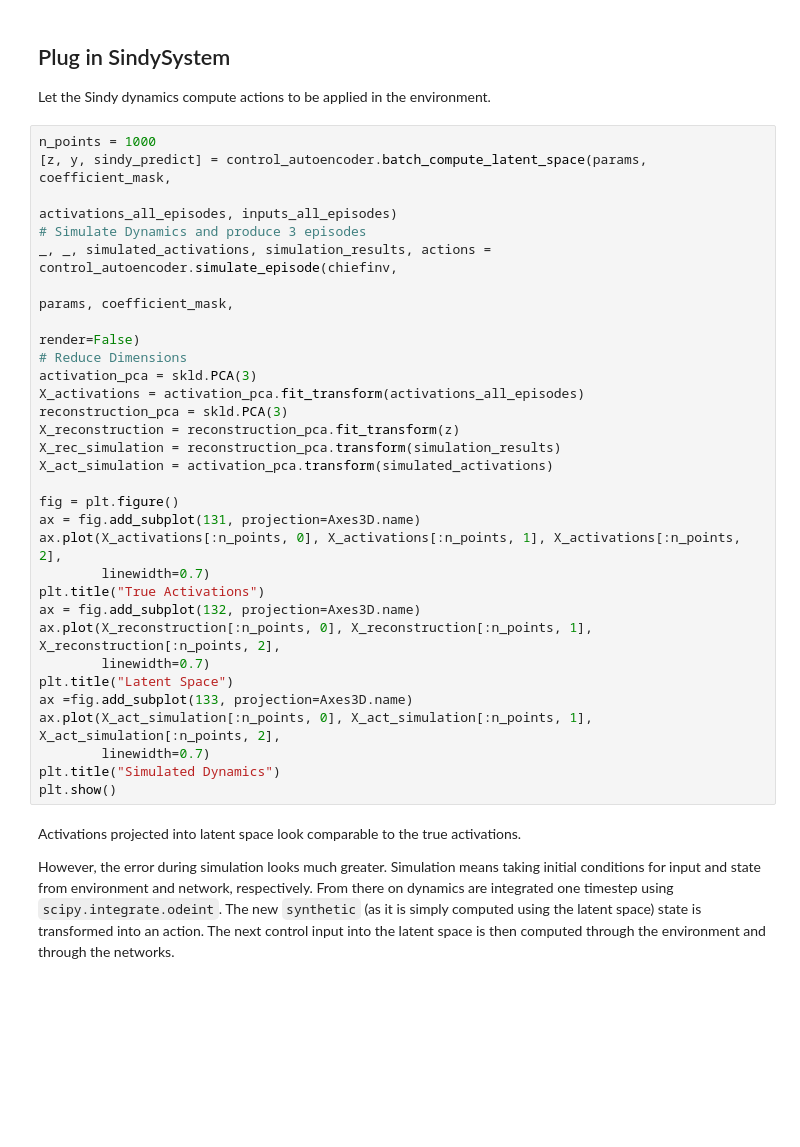
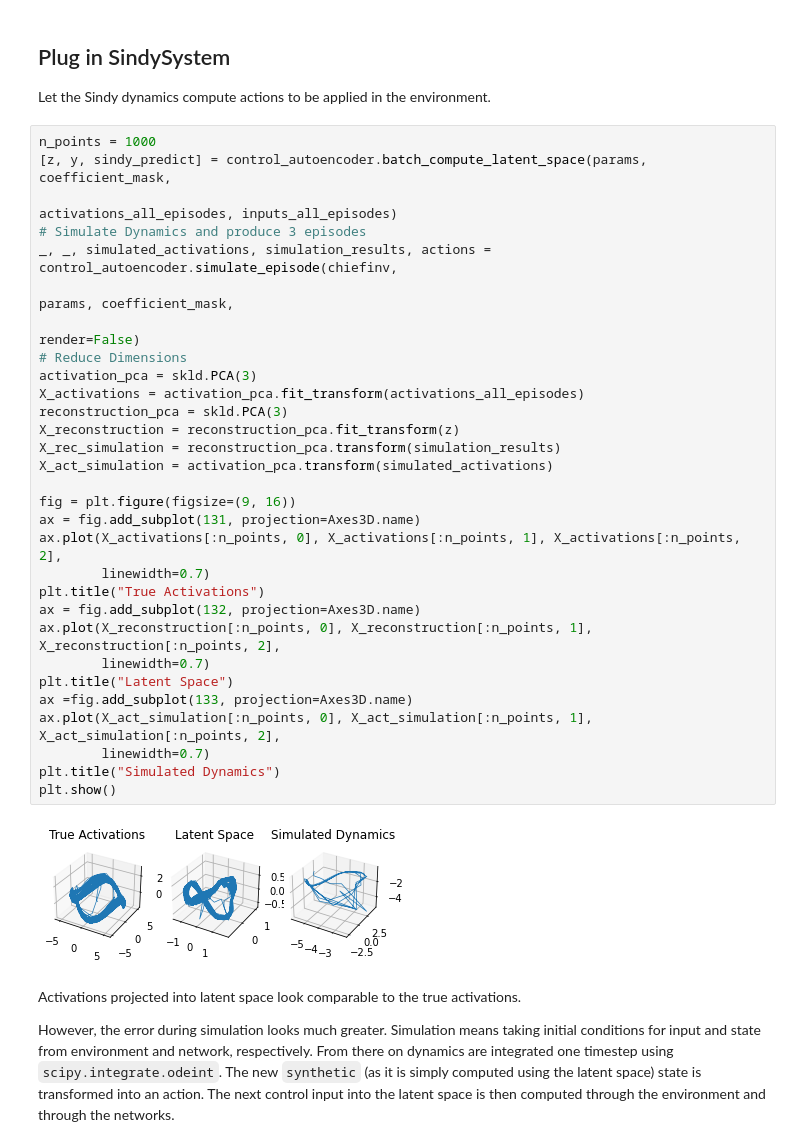
Before and after one commit to ccnmaastricht/angorapy, a Jupyter notebook: analysis/sindy_autoencoder/SindyControlAutoencoder.ipynb, the cells around one changed output. Saved outputs shown, nothing was run; the diff lists cells and outputs as text; blank space fills up the shorter version.

```diff
--- a/analysis/sindy_autoencoder/SindyControlAutoencoder.ipynb
+++ b/analysis/sindy_autoencoder/SindyControlAutoencoder.ipynb
@@ -265,33 +287,35 @@ Let the Sindy dynamics compute actions to be applied in the environment.
 # %%
 n_points = 1000
 [z, y, sindy_predict] = control_autoencoder.batch_compute_latent_space(params, coefficient_mask,
                                                                        activations_all_episodes, inputs_all_episodes)
 # Simulate Dynamics and produce 3 episodes
 _, _, simulated_activations, simulation_results, actions = control_autoencoder.simulate_episode(chiefinv,
                                                                                                 params, coefficient_mask,
                                                                                                 render=False)
 # Reduce Dimensions
 activation_pca = skld.PCA(3)
 X_activations = activation_pca.fit_transform(activations_all_episodes)
 reconstruction_pca = skld.PCA(3)
 X_reconstruction = reconstruction_pca.fit_transform(z)
 X_rec_simulation = reconstruction_pca.transform(simulation_results)
 X_act_simulation = activation_pca.transform(simulated_activations)
 
-fig = plt.figure()
+fig = plt.figure(figsize=(9, 16))
 ax = fig.add_subplot(131, projection=Axes3D.name)
 ax.plot(X_activations[:n_points, 0], X_activations[:n_points, 1], X_activations[:n_points, 2],
         linewidth=0.7)
 plt.title("True Activations")
 ax = fig.add_subplot(132, projection=Axes3D.name)
 ax.plot(X_reconstruction[:n_points, 0], X_reconstruction[:n_points, 1], X_reconstruction[:n_points, 2],
         linewidth=0.7)
 plt.title("Latent Space")
 ax =fig.add_subplot(133, projection=Axes3D.name)
 ax.plot(X_act_simulation[:n_points, 0], X_act_simulation[:n_points, 1], X_act_simulation[:n_points, 2],
         linewidth=0.7)
 plt.title("Simulated Dynamics")
 plt.show()
+# %% [output]
+[figure, added]
 # %% [markdown]
 Activations projected into latent space look comparable to the true activations.
 
```
Also changed, not shown: parts of 6 cells of this notebook.
